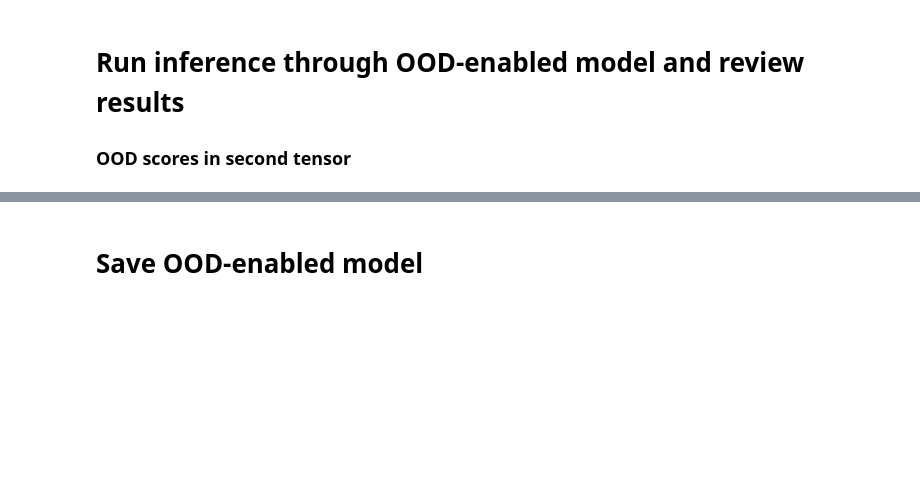
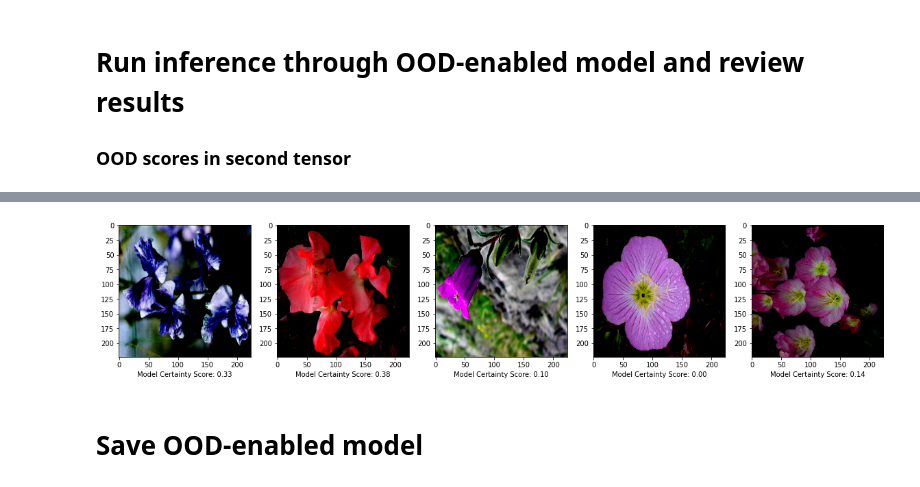
Before and after one commit to trustyai-explainability/trustyai-ood, a Jupyter notebook: examples/getting-started-example.ipynb, the cells around one changed output, grey strips where cells are left out. Saved outputs shown, nothing was run; the diff lists cells and outputs as text; code cells hidden in the pictures; blank space fills up the shorter version.

```diff
--- a/examples/getting-started-example.ipynb
+++ b/examples/getting-started-example.ipynb
@@ -119,4 +158,5 @@ show_images(torch.Tensor(data['inputs'][0]['data']))
 # Run inference through OOD-enabled model and review results
 ### OOD scores in second tensor
 # %%
-model.model(torch.Tensor(data['inputs'][0]['data']))
+scores = model.model(torch.Tensor(data['inputs'][0]['data']))
+scores
@@ -122,0 +178,3 @@ model.model(torch.Tensor(data['inputs'][0]['data']))
+# %%
+show_images(torch.Tensor(data['inputs'][0]['data']), list(scores[1]))
+# %% [output]
@@ -123,3 +186,4 @@ model.model(torch.Tensor(data['inputs'][0]['data']))
+[figure, added]
 # %% [markdown]
 # Save OOD-enabled model
 # %%
```
Also changed, not shown: parts of 17 cells of this notebook.
